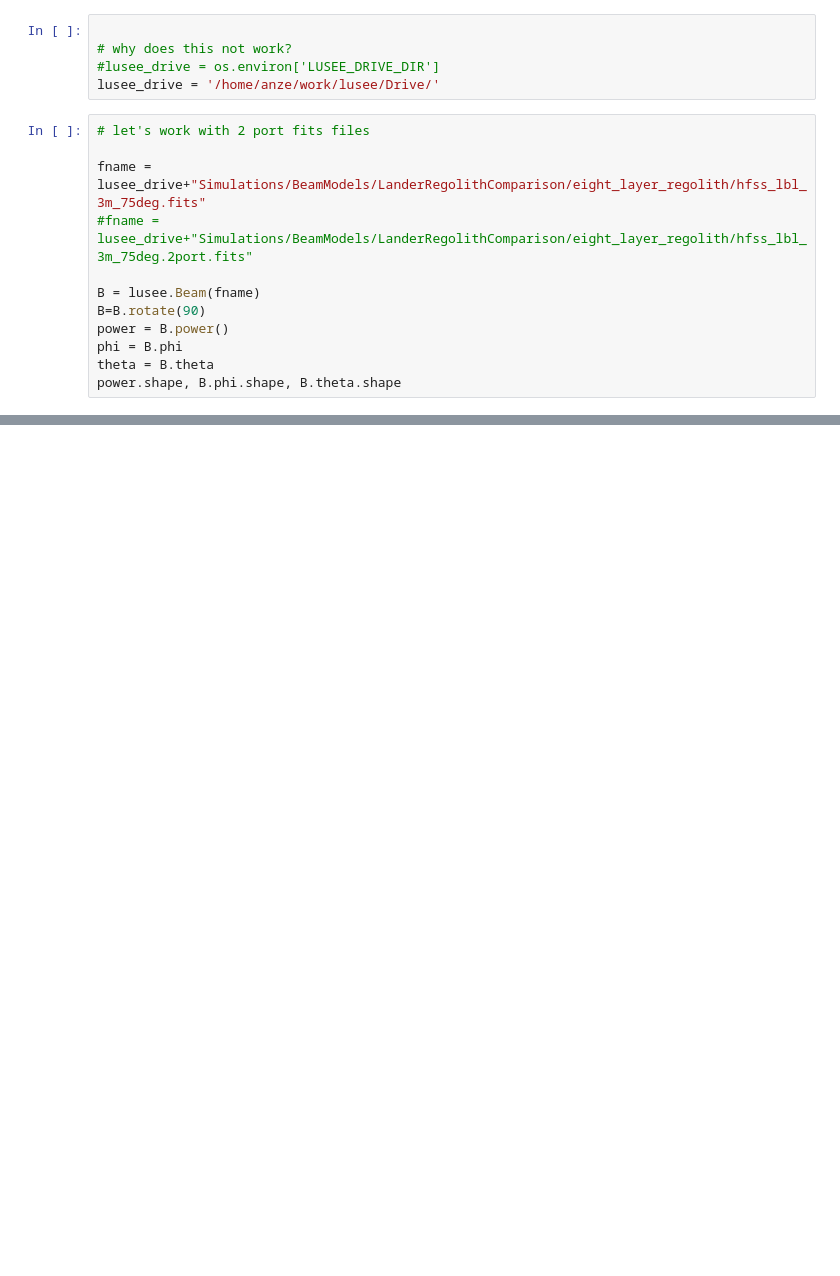
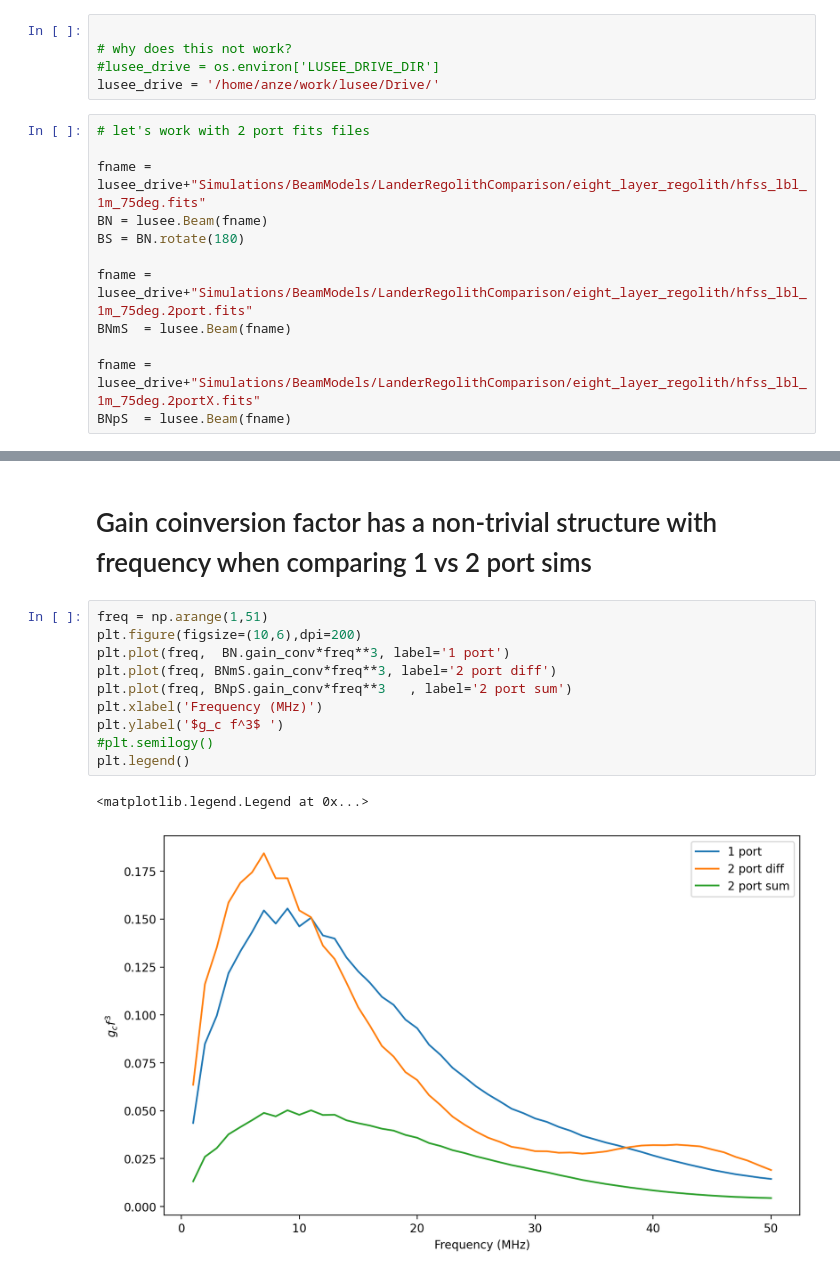
Before and after one commit to lusee-night/notebooks, a Jupyter notebook: beams/plot_beam.ipynb, the cells around one changed output, grey strips where cells are left out. Cells and saved outputs as stored; diff of their text form; blank space fills up the shorter version.

```diff
--- a/beams/plot_beam.ipynb
+++ b/beams/plot_beam.ipynb
@@ -13,12 +20,12 @@ lusee_drive = '/home/anze/work/lusee/Drive/'
 # %%
 # let's work with 2 port fits files
 
-fname = lusee_drive+"Simulations/BeamModels/LanderRegolithComparison/eight_layer_regolith/hfss_lbl_3m_75deg.fits"
-#fname = lusee_drive+"Simulations/BeamModels/LanderRegolithComparison/eight_layer_regolith/hfss_lbl_3m_75deg.2port.fits"
+fname = lusee_drive+"Simulations/BeamModels/LanderRegolithComparison/eight_layer_regolith/hfss_lbl_1m_75deg.fits"
+BN = lusee.Beam(fname)
+BS = BN.rotate(180)
 
-B = lusee.Beam(fname)
-B=B.rotate(90)
-power = B.power()
-phi = B.phi
-theta = B.theta
-power.shape, B.phi.shape, B.theta.shape
+fname = lusee_drive+"Simulations/BeamModels/LanderRegolithComparison/eight_layer_regolith/hfss_lbl_1m_75deg.2port.fits"
+BNmS  = lusee.Beam(fname)
+
+fname = lusee_drive+"Simulations/BeamModels/LanderRegolithComparison/eight_layer_regolith/hfss_lbl_1m_75deg.2portX.fits"
+BNpS  = lusee.Beam(fname)
@@ -70,0 +140,15 @@ np.std((beamp-beam)/beam.mean())
+# %% [markdown]
+# Gain coinversion factor has a non-trivial structure with frequency when comparing 1 vs 2 port sims
+# %%
+freq = np.arange(1,51)
+plt.figure(figsize=(10,6),dpi=200)
+plt.plot(freq,  BN.gain_conv*freq**3, label='1 port')
+plt.plot(freq, BNmS.gain_conv*freq**3, label='2 port diff')
+plt.plot(freq, BNpS.gain_conv*freq**3   , label='2 port sum')
+plt.xlabel('Frequency (MHz)')
+plt.ylabel('$g_c f^3$ ')
+#plt.semilogy()
+plt.legend()
+# %% [output]
+<matplotlib.legend.Legend at 0x...>
+[figure, added]
```
Also changed, not shown: parts of 14 cells of this notebook.
